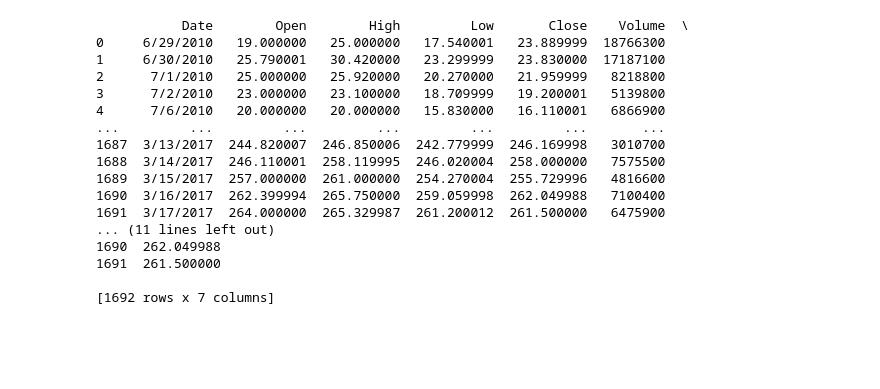
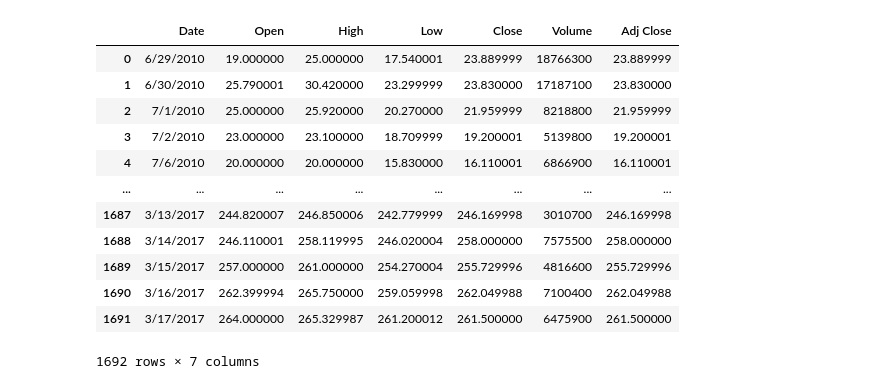
Before and after one commit to aleenakjames/Exploratory-Data-Analysis, a Jupyter notebook: Exploratory Data Analysis.ipynb, the cells around one changed output. Saved outputs shown, nothing was run; the diff lists cells and outputs as text; code cells hidden in the pictures; blank space fills up the shorter version.

```diff
--- a/Exploratory Data Analysis.ipynb
+++ b/Exploratory Data Analysis.ipynb
@@ -1,24 +1,19 @@
 # %%
 import pandas as pd
 import matplotlib.pyplot as plt
-
 df = pd.read_csv('Tesla.csv')
-printdf)
+df
 # %% [output]
+|  | Date | Open | High | Low | Close | Volume | Adj Close |
+| 0 | 6/29/2010 | 19.000000 | 25.000000 | 17.540001 | 23.889999 | 18766300 | 23.889999 |
+| 1 | 6/30/2010 | 25.790001 | 30.420000 | 23.299999 | 23.830000 | 17187100 | 23.830000 |
+| 2 | 7/1/2010 | 25.000000 | 25.920000 | 20.270000 | 21.959999 | 8218800 | 21.959999 |
+| 3 | 7/2/2010 | 23.000000 | 23.100000 | 18.709999 | 19.200001 | 5139800 | 19.200001 |
+| 4 | 7/6/2010 | 20.000000 | 20.000000 | 15.830000 | 16.110001 | 6866900 | 16.110001 |
+| ... | ... | ... | ... | ... | ... | ... | ... |
+| 1687 | 3/13/2017 | 244.820007 | 246.850006 | 242.779999 | 246.169998 | 3010700 | 246.169998 |
+| 1688 | 3/14/2017 | 246.110001 | 258.119995 | 246.020004 | 258.000000 | 7575500 | 258.000000 |
+| 1689 | 3/15/2017 | 257.000000 | 261.000000 | 254.270004 | 255.729996 | 4816600 | 255.729996 |
+| 1690 | 3/16/2017 | 262.399994 | 265.750000 | 259.059998 | 262.049988 | 7100400 | 262.049988 |
+| 1691 | 3/17/2017 | 264.000000 | 265.329987 | 261.200012 | 261.500000 | 6475900 | 261.500000 |
-           Date        Open        High         Low       Close    Volume  \
-0     6/29/2010   19.000000   25.000000   17.540001   23.889999  18766300
-1     6/30/2010   25.790001   30.420000   23.299999   23.830000  17187100
-2      7/1/2010   25.000000   25.920000   20.270000   21.959999   8218800
-3      7/2/2010   23.000000   23.100000   18.709999   19.200001   5139800
-4      7/6/2010   20.000000   20.000000   15.830000   16.110001   6866900
-...         ...         ...         ...         ...         ...       ...
-1687  3/13/2017  244.820007  246.850006  242.779999  246.169998   3010700
-1688  3/14/2017  246.110001  258.119995  246.020004  258.000000   7575500
-1689  3/15/2017  257.000000  261.000000  254.270004  255.729996   4816600
-1690  3/16/2017  262.399994  265.750000  259.059998  262.049988   7100400
-1691  3/17/2017  264.000000  265.329987  261.200012  261.500000   6475900
-... (11 lines left out)
-1690  262.049988
-1691  261.500000
-
-[1692 rows x 7 columns]
+1692 rows × 7 columns
```
Also changed, not shown: parts of 18 cells of this notebook, 1 other file.
